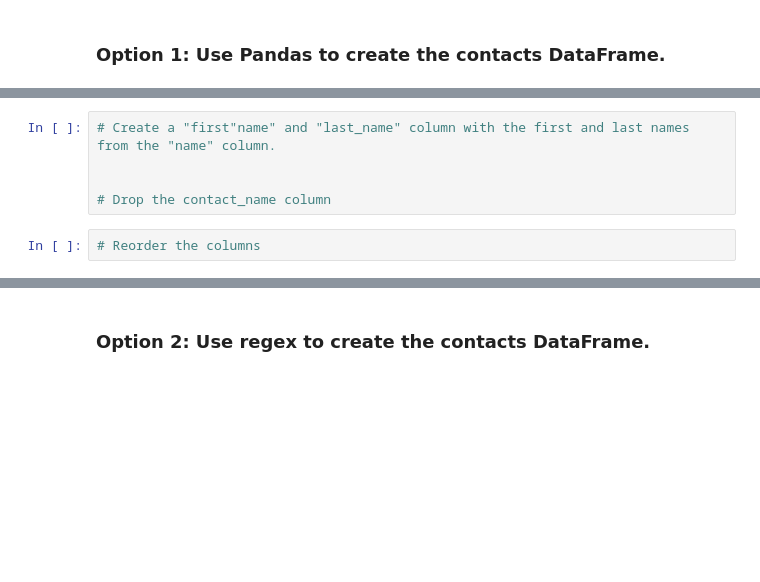
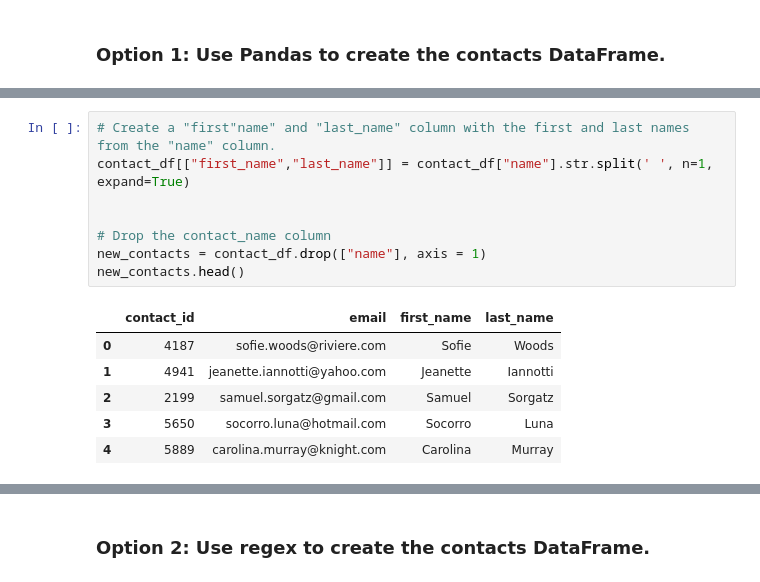
Before and after one commit to hrobinl/Crowdfunding_ETL, a Jupyter notebook: ETL_Mini_Project_HRobinson_NBest.ipynb, the cells around one changed output, grey strips where cells are left out. Drawn from its saved outputs; the diff is of its cells as text; blank space fills up the shorter version.

```diff
--- a/ETL_Mini_Project_HRobinson_NBest.ipynb
+++ b/ETL_Mini_Project_HRobinson_NBest.ipynb
@@ -168,7 +380,15 @@ print(dict_values)
 # %%
 # Create a "first"name" and "last_name" column with the first and last names from the "name" column.
+contact_df[["first_name","last_name"]] = contact_df["name"].str.split(' ', n=1, expand=True)
 
 
 # Drop the contact_name column
+new_contacts = contact_df.drop(["name"], axis = 1)
+new_contacts.head()
+# %% [output]
+|  | contact_id | email | first_name | last_name |
+| 0 | 4187 | sofie.woods@riviere.com | Sofie | Woods |
+| 1 | 4941 | jeanette.iannotti@yahoo.com | Jeanette | Iannotti |
+| 2 | 2199 | samuel.sorgatz@gmail.com | Samuel | Sorgatz |
+| 3 | 5650 | socorro.luna@hotmail.com | Socorro | Luna |
+| 4 | 5889 | carolina.murray@knight.com | Carolina | Murray |
-# %%
-# Reorder the columns
```
Also changed, not shown: parts of 26 cells of this notebook, 4 other files.
